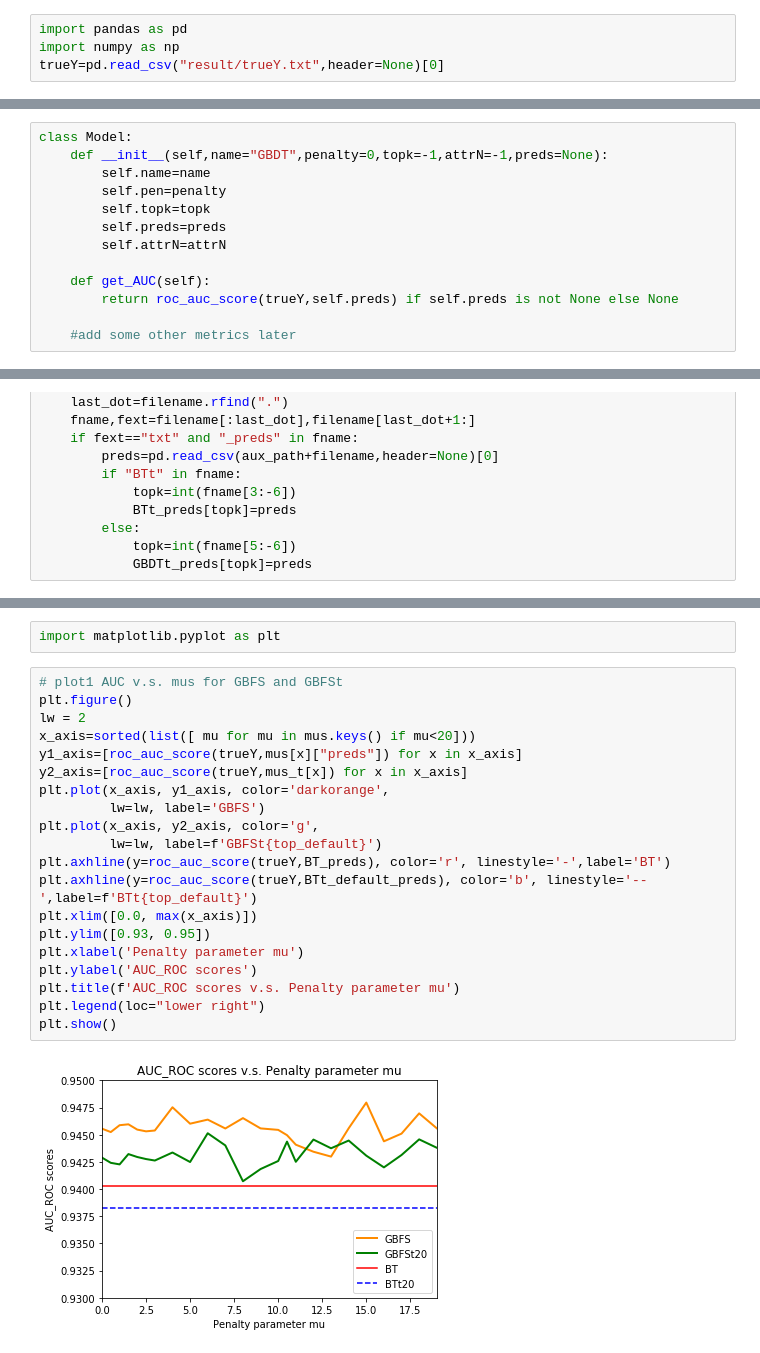
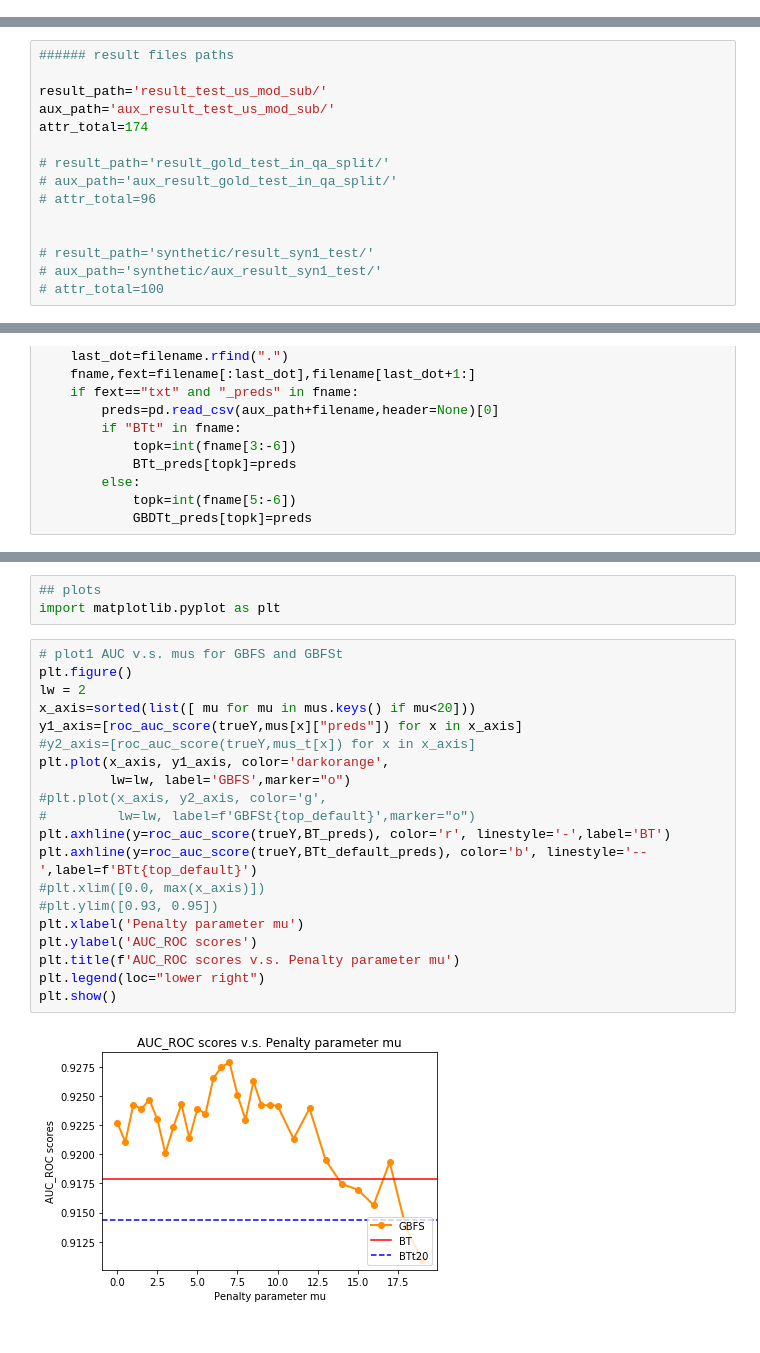
Before and after one commit to dariasor/TreeExtra, a Jupyter notebook: postprocess.ipynb, the cells around one changed output, grey strips where cells are left out. Saved outputs shown, nothing was run; the diff lists cells and outputs as text.

```diff
--- a/postprocess.ipynb
+++ b/postprocess.ipynb
@@ -1,4 +0,0 @@
-# %%
-import pandas as pd
-import numpy as np
-trueY=pd.read_csv("result/trueY.txt",header=None)[0]
@@ -128,13 +23,15 @@ from sklearn.metrics import roc_auc_score
-# %%
-class Model:
-    def __init__(self,name="GBDT",penalty=0,topk=-1,attrN=-1,preds=None):
-        self.name=name
-        self.pen=penalty
-        self.topk=topk
-        self.preds=preds
-        self.attrN=attrN
-
-    def get_AUC(self):
-        return roc_auc_score(trueY,self.preds) if self.preds is not None else None
-
-    #add some other metrics later
+# %%
+###### result files paths
+
+result_path='result_test_us_mod_sub/'
+aux_path='aux_result_test_us_mod_sub/'
+attr_total=174
+
+# result_path='result_gold_test_in_qa_split/'
+# aux_path='aux_result_gold_test_in_qa_split/'
+# attr_total=96
+
+
+# result_path='synthetic/result_syn1_test/'
+# aux_path='synthetic/aux_result_syn1_test/'
+# attr_total=100
@@ -205,26 +114,27 @@ for k in BTt_preds:
 for k in GBDTt_preds:
     model_results.append(Model(topk=k,attrN=k,preds=GBDTt_preds[k]))
 # %%
+## plots
 import matplotlib.pyplot as plt
 # %%
 # plot1 AUC v.s. mus for GBFS and GBFSt
 plt.figure()
 lw = 2
 x_axis=sorted(list([ mu for mu in mus.keys() if mu<20]))
 y1_axis=[roc_auc_score(trueY,mus[x]["preds"]) for x in x_axis]
-y2_axis=[roc_auc_score(trueY,mus_t[x]) for x in x_axis]
+#y2_axis=[roc_auc_score(trueY,mus_t[x]) for x in x_axis]
 plt.plot(x_axis, y1_axis, color='darkorange',
-         lw=lw, label='GBFS')
-plt.plot(x_axis, y2_axis, color='g',
-         lw=lw, label=f'GBFSt{top_default}')
+         lw=lw, label='GBFS',marker="o")
+#plt.plot(x_axis, y2_axis, color='g',
+#         lw=lw, label=f'GBFSt{top_default}',marker="o")
 plt.axhline(y=roc_auc_score(trueY,BT_preds), color='r', linestyle='-',label='BT')
 plt.axhline(y=roc_auc_score(trueY,BTt_default_preds), color='b', linestyle='--',label=f'BTt{top_default}')
-plt.xlim([0.0, max(x_axis)])
-plt.ylim([0.93, 0.95])
+#plt.xlim([0.0, max(x_axis)])
+#plt.ylim([0.93, 0.95])
 plt.xlabel('Penalty parameter mu')
 plt.ylabel('AUC_ROC scores')
 plt.title(f'AUC_ROC scores v.s. Penalty parameter mu')
 plt.legend(loc="lower right")
 plt.show()
 # %% [output]
-[figure, old version]
+[figure, new version]
```
Also changed, not shown: parts of 43 cells of this notebook.
